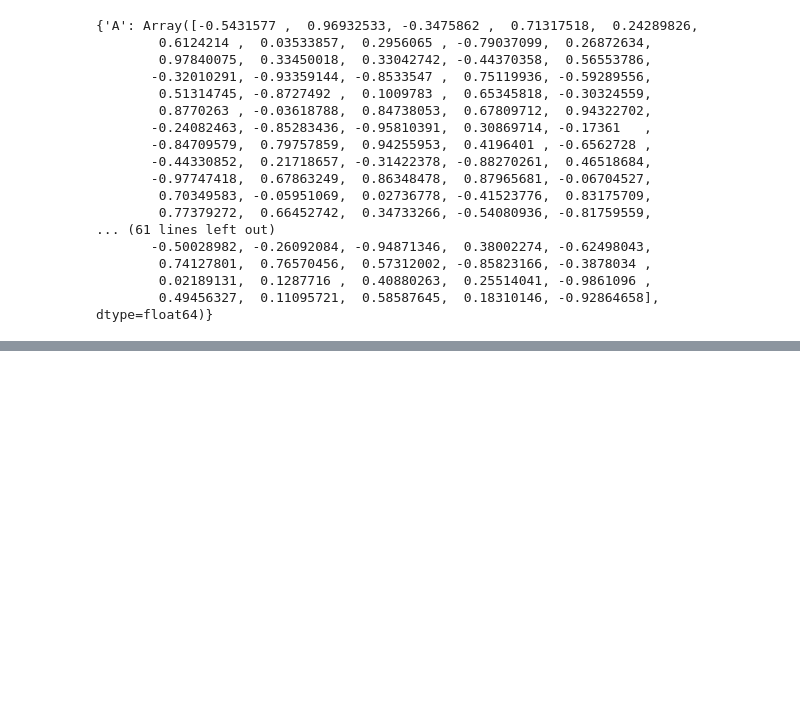
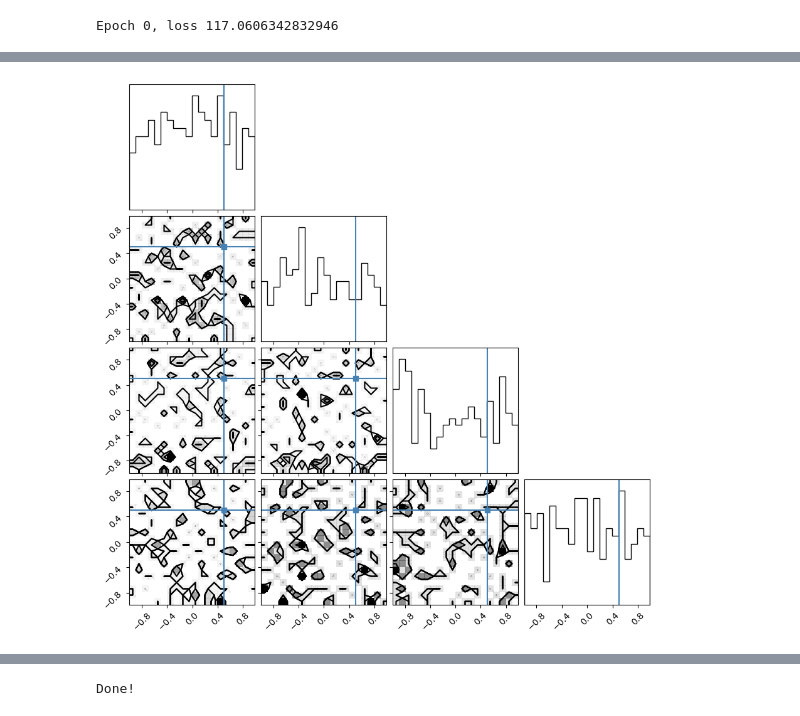
Before and after one commit to dominika-zieba/VI, a Jupyter notebook: sine_gaussian_jax.ipynb, the cells around one changed output, grey strips where cells are left out. Saved outputs shown, nothing was run; the diff lists cells and outputs as text; code cells hidden in the pictures; blank space fills up the shorter version.

```diff
--- a/sine_gaussian_jax.ipynb
+++ b/sine_gaussian_jax.ipynb
@@ -195,12 +206,12 @@ Array([4.22691916e+01+0.00000000e+00j, 5.08978328e+01+1.61448082e+01j,
 # %%
 true_params = dict(
-        A=10.,
+        A=0.5,
         t0=0.5,
         f0=4.,
         tau=2./f0,
-        ra=1.5,
+        ra=0.5,
         dec=0.5,
-        psi=1.0)
+        psi=0.5)
 
 # likelihood function
 
@@ -225,6 +236,7 @@ class LogL(object):
         self.f_min = 0.
         self.times = H1_d.times
         self.df = H1_d.df
+        self.times2d = jnp.atleast_2d(H1_d.times)
 
         # simulate data
         #T = 1 # duration of analysis segment
@@ -252,18 +264,25 @@ class LogL(object):
          #   psi = [-jnp.pi/2, jnp.pi/2]
        # )
 
+    def simulate_response_matrix(self, hp, hc, ra, dec, psi):
+        # r = {d: project_to_detector(d, hp, hc, ra, dec, self.gmst_rad, psi) for d in self.detectors.keys()}
+        r = {d: jnp.array([project_to_detector(d, hp[i], hc[i], ra[i], dec[i], self.gmst_rad, psi[i]) for i in range(len(ra))]) for d in self.detectors.keys()}
+        return r
+
     def simulate_response(self, hp, hc, ra, dec, psi):
         r = {d: project_to_detector(d, hp, hc, ra, dec, self.gmst_rad, psi) for d in self.detectors.keys()}
         return r
 
     def __call__(self, params):
-        hp, hc = simulate_fd_sine_gaussian_waveform(params['A'], self.t0, self.f0, self.tau, self.times, self.f_min, self.df)
+        hp, hc = simulate_fd_sine_gaussian_waveform(jnp.atleast_2d(params['A']).T, self.t0, self.f0, self.tau, self.times2d, self.f_min, self.df)
+        # hp, hc = simulate_fd_sine_gaussian_waveform(params['A'], self.t0, self.f0, self.tau, self.times, self.f_min, self.df)
 
-        r = self.simulate_response(hp, hc, params['ra'], params['dec'], params['psi'])
+        #r = jnp.array([ self.simulate_response(hp, hc, params['ra'][i], params['dec'][i], params['psi'][i]) for i in range(len(params['ra']))])
+        r = self.simulate_response_matrix(hp, hc, params['ra'], params['dec'], params['psi'])
 
         residuals = jnp.array([r[ifo] - self.data[ifo] for ifo in self.detectors.keys()])
 
-        return -jnp.real(jnp.sum(residuals*jnp.conj(residuals),axis=(0,1)))/2
+        return -jnp.real(jnp.sum(residuals*jnp.conj(residuals),axis=(0,2)))/2
 
     @property
     def params(self):
@@ -336,7 +354,7 @@ num_bins = 4
 # perform variational inference
 epochs = 100
 loss = dict(train=[], val=[])
-Nsamps = 100
+Nsamps = 20
 
 learning_rate = 0.01
 optimiser = optax.adam(learning_rate)              #stochastic gradient descent
@@ -370,7 +388,7 @@ with trange(epochs) as tepochs:
             x_gen = np.array(x_gen, copy=False)
             p_gen = np.vstack(list(log_l.array_to_phys(x_gen).values()))
             truths = [log_l.true_gw_params[n] for n in ['A','ra','dec','psi']]
-            fig = corner.corner(p_gen.T, labels = log_l.gw_params, truths = truths)
+            fig = corner.corner(p_gen.T, truths = truths)
             plt.show()
 
 print("Done!")
@@ -379,24 +397,8 @@ x_gen, log_prob_gen = sample_and_log_prob.apply(params, next(prng_seq), 100*Nsam
 
 x_gen = np.array(x_gen, copy=False)
 p_gen = np.vstack(list(log_l.array_to_phys(x_gen).values()))
-truths = [log_l.true_gw_params[n] for n in ['A','B','C']]
-fig = corner.corner(p_gen.T, labels = log_l.gw_params, truths = truths)
+truths = [log_l.true_gw_params[n] for n in ['A','ra','dec','psi']]
+fig = corner.corner(p_gen.T, truths = truths)
 plt.show()
 # %% [output]
-{'A': Array([-0.5431577 ,  0.96932533, -0.3475862 ,  0.71317518,  0.24289826,
-        0.6124214 ,  0.03533857,  0.2956065 , -0.79037099,  0.26872634,
-        0.97840075,  0.33450018,  0.33042742, -0.44370358,  0.56553786,
-       -0.32010291, -0.93359144, -0.8533547 ,  0.75119936, -0.59289556,
-        0.51314745, -0.8727492 ,  0.1009783 ,  0.65345818, -0.30324559,
-        0.8770263 , -0.03618788,  0.84738053,  0.67809712,  0.94322702,
-       -0.24082463, -0.85283436, -0.95810391,  0.30869714, -0.17361   ,
-       -0.84709579,  0.79757859,  0.94255953,  0.4196401 , -0.6562728 ,
-       -0.44330852,  0.21718657, -0.31422378, -0.88270261,  0.46518684,
-       -0.97747418,  0.67863249,  0.86348478,  0.87965681, -0.06704527,
-        0.70349583, -0.05951069,  0.02736778, -0.41523776,  0.83175709,
-        0.77379272,  0.66452742,  0.34733266, -0.54080936, -0.81759559,
-... (61 lines left out)
-       -0.50028982, -0.26092084, -0.94871346,  0.38002274, -0.62498043,
-        0.74127801,  0.76570456,  0.57312002, -0.85823166, -0.3878034 ,
-        0.02189131,  0.1287716 ,  0.40880263,  0.25514041, -0.9861096 ,
-        0.49456327,  0.11095721,  0.58587645,  0.18310146, -0.92864658],      dtype=float64)}
+Epoch 0, loss 117.0606342832946
@@ -403,0 +411 @@ ValueError: Incompatible shapes for broadcasting: shapes=[(100,), (1, 2048)]
+[figure, added]
@@ -403,0 +414 @@ ValueError: Incompatible shapes for broadcasting: shapes=[(100,), (1, 2048)]
+Done!
```
Also changed, not shown: parts of 22 cells of this notebook, 1 other file.
